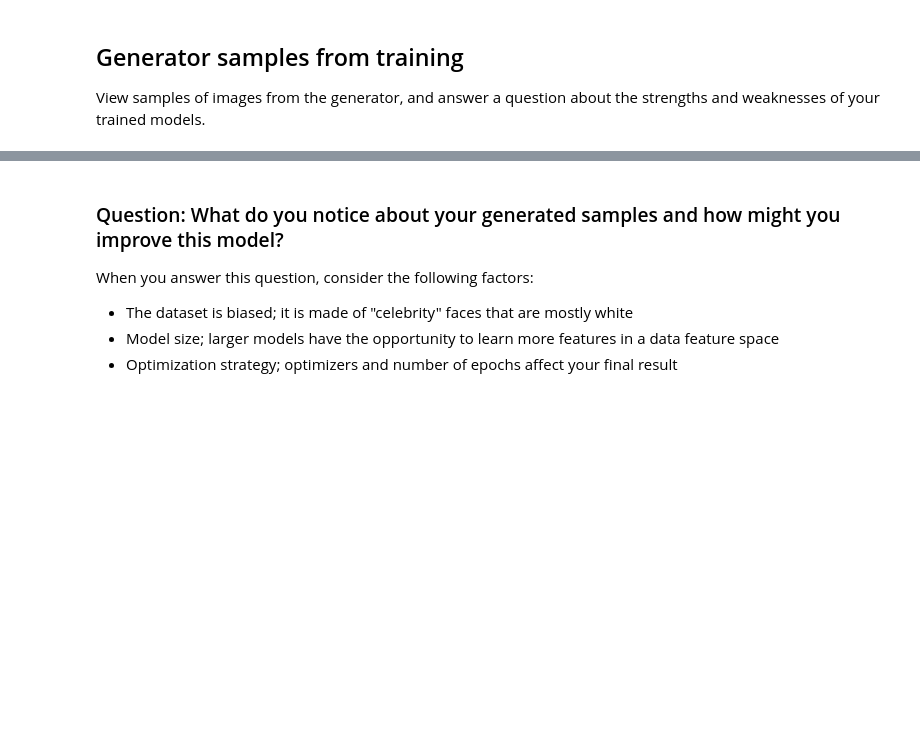
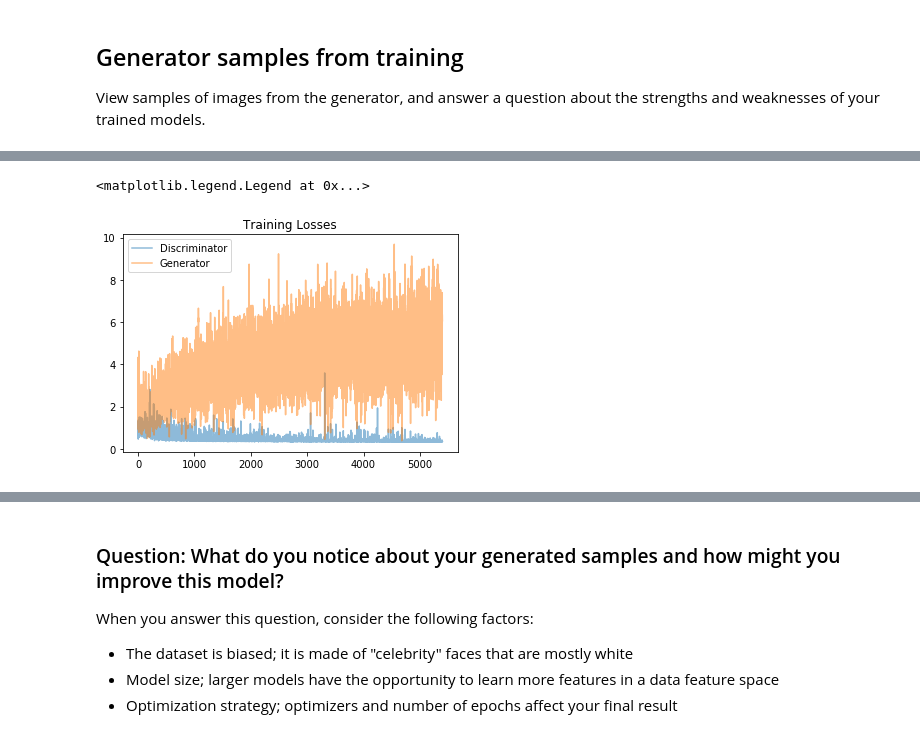
Before and after one commit to hjlopes/deep-learning-udacity-projects, a Jupyter notebook: project-face-generation/dlnd_face_generation.ipynb, the cells around one changed output, grey strips where cells are left out. Drawn from its saved outputs; the diff is of its cells as text; code cells hidden in the pictures; blank space fills up the shorter version.

```diff
--- a/project-face-generation/dlnd_face_generation.ipynb
+++ b/project-face-generation/dlnd_face_generation.ipynb
@@ -645,0 +775,28 @@ _ = view_samples(-1, samples)
+# %%
+import torch.optim as optim
+
+# Create optimizers for the discriminator D and generator G
+lr = 0.0002
+beta1=0.5
+beta2=0.999 # default value
+
+d_optimizer = optim.Adam(D64.parameters(), lr, [beta1, beta2])
+g_optimizer = optim.Adam(G64.parameters(), lr, [beta1, beta2])
+# %%
+from torch.optim import lr_scheduler
+# Learning rate policy
+# Learning rate goes to 0 at the end of the number of
+def lambda_rule(epoch):
+    lr_l = 1.0 - max(0, epoch - n_epochs) / float(n_epochs_decay + 1)
+    return lr_l
+
+d_scheduler = lr_scheduler.LambdaLR(d_optimizer, lr_lambda=lambda_rule)
+g_scheduler = lr_scheduler.LambdaLR(g_optimizer, lr_lambda=lambda_rule)
+schedulers = [d_scheduler, g_scheduler]
+# %%
+def update_learning_rate():
+    """Update learning rates for all the networks; called at the end of every epoch"""
+    for scheduler in schedulers:
+        scheduler.step()
+    lr = d_optimizer.param_groups[0]['lr']
+    print('learning rate = %.7f' % lr)
@@ -645,0 +917,2 @@ _ = view_samples(-1, samples)
+# %%
+losses = train(D64, G64, n_epochs=n_epochs+n_epochs_decay)
@@ -645,0 +937,10 @@ _ = view_samples(-1, samples)
+# %%
+fig, ax = plt.subplots()
+losses = np.array(losses)
+plt.plot(losses.T[0], label='Discriminator', alpha=0.5)
+plt.plot(losses.T[1], label='Generator', alpha=0.5)
+plt.title("Training Losses")
+plt.legend()
+# %% [output]
+<matplotlib.legend.Legend at 0x...>
+[figure, added]
```
Also changed, not shown: parts of 21 cells of this notebook, 2 other files.
